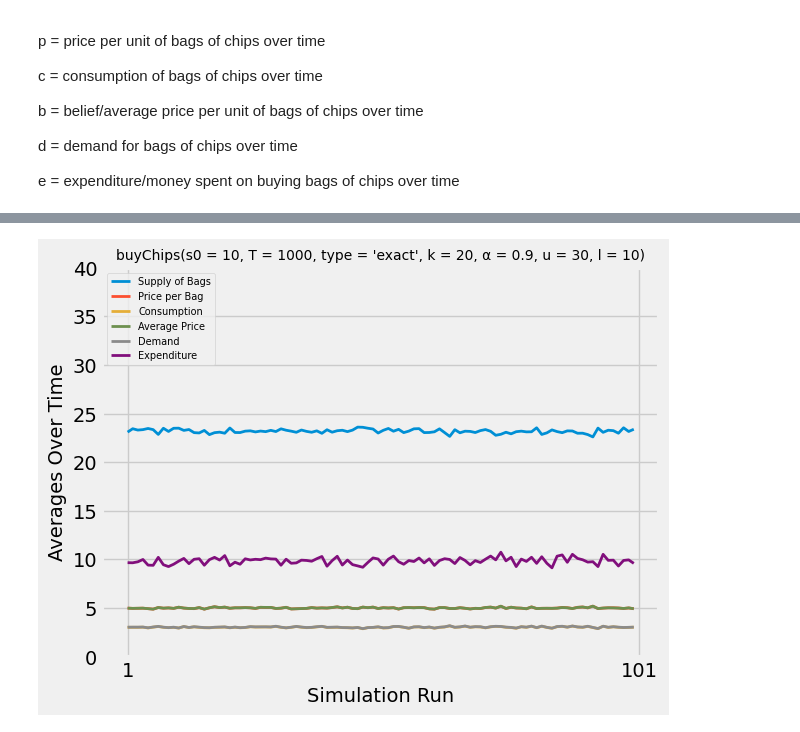
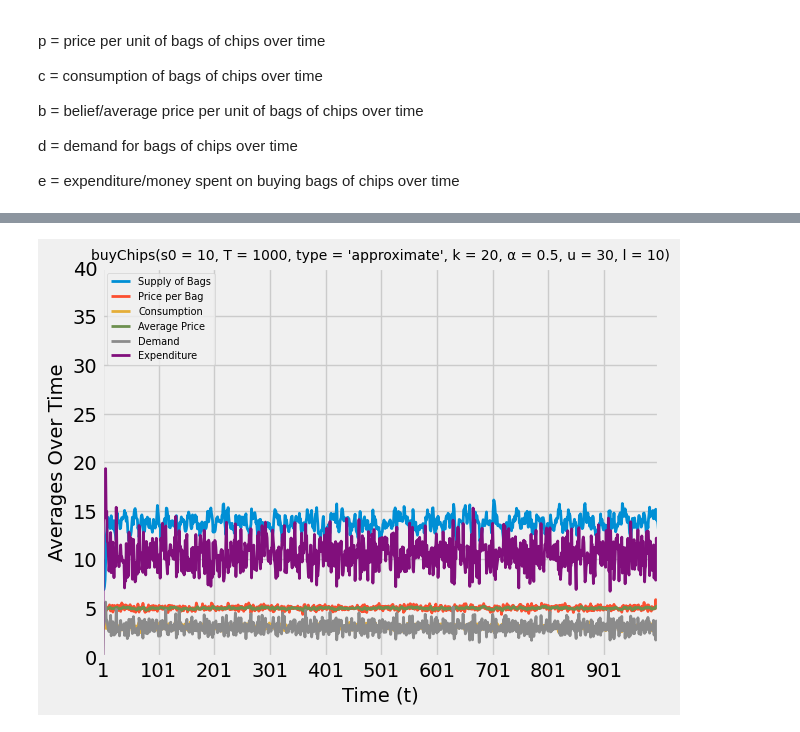
Before and after one commit to al-gabe31/CMSC471-HW1, a Jupyter notebook: LQ90575_Homework1.ipynb, the cells around one changed output, grey strips where cells are left out. Drawn from its saved outputs; the diff is of its cells as text; code cells hidden in the pictures.

Commit message:
Final Draft 2
Turns out, we were supposed to plot the averages of all output variables at a specific time, t, for all 100 simulations.

```diff
--- a/LQ90575_Homework1.ipynb
+++ b/LQ90575_Homework1.ipynb
@@ -35,67 +307,75 @@ plt.style.use('fivethirtyeight')
 
 # CHANGED THESE VALUES TO SIMULATE DIFFERENT SCENARIOS
 T = 1000 # Number of intervals per simulation
 display_graph = True # Set to True if you want to see the graph (needs matplotlib)
-display_means = True # Set to True if you want to print the means of all output variables
 line_width = 2 # How thick each lines are
-belief_type = 'exact'
-alpha = 0.9
+belief_type = 'approximate'
+alpha = 0.5
 
 num_simulations = 100
 
-# The means of each output variable per simulation
-s_m = [0 for i in range(num_simulations)]
-p_m = [0 for i in range(num_simulations)]
-c_m = [0 for i in range(num_simulations)]
-b_m = [0 for i in range(num_simulations)]
-d_m = [0 for i in range(num_simulations)]
-e_m = [0 for i in range(num_simulations)]
+# The averages of all 100 simulations at a particular time point, t
+s_plot = [0 for i in range(T)]
+p_plot = [0 for i in range(T)]
+c_plot = [0 for i in range(T)]
+b_plot = [0 for i in range(T)]
+d_plot = [0 for i in range(T)]
+e_plot = [0 for i in range(T)]
 
-for i in range(num_simulations):
+
+
+# Computation section of the program
+for simulation_num in range(num_simulations):
+    # Generates output variables for a given simulation
     s, p, c, b, d, e = functions.buyChips(10, T, belief_type, 5, alpha, 30, 10)
-    s_m[i] = statistics.mean(s)
-    p_m[i] = round(statistics.mean(p), 2)
-    c_m[i] = statistics.mean(c)
-    b_m[i] = round(statistics.mean(b), 2)
-    d_m[i] = statistics.mean(d)
-    e_m[i] = round(statistics.mean(e), 2)
 
+    # We then need to record all data of each output variable
+    for time in range(T):
+        s_plot[time] += s[time]
+        p_plot[time] += p[time]
+        c_plot[time] += c[time]
+        b_plot[time] += b[time]
+        d_plot[time] += d[time]
+        e_plot[time] += e[time]
+
+# We then need to convert all data into their respective average
+for i in range(T):
+    s_plot[i] /= num_simulations
+    p_plot[i] /= num_simulations
+    c_plot[i] /= num_simulations
+    b_plot[i] /= num_simulations
+    d_plot[i] /= num_simulations
+    e_plot[i] /= num_simulations
+
+
+
+# Plotting section of the program
 if display_graph == True:
-    x = np.arange(1, num_simulations + 1) # Needed for the x-axis
+    x = np.arange(1, T + 1) # Needed for the x-axis
 
     # Run code below to actually plot the data
     plt.title("buyChips(s0 = 10, T = 1000, type = '%s', k = 20, α = %s, u = 30, l = 10)" % (belief_type, alpha), fontsize = 10)
 
-    plt.xlabel('Simulation Run')
+    plt.xlabel('Time (t)')
     plt.ylabel('Averages Over Time')
 
     plt.xticks(np.arange(1, T + 1, step = T / 10))
     plt.yticks(np.arange(0, 41, step = 5))
     plt.ylim(bottom = 0)
+    plt.xlim(right = T)
 
-    plt.plot(x, s_m, linewidth = line_width) # Supply
-    plt.plot(x, p_m, linewidth = line_width) # Price
-    plt.plot(x, c_m, linewidth = line_width) # Consumption
-    plt.plot(x, b_m, linewidth = line_width) # Average Price
-    plt.plot(x, d_m, linewidth = line_width) # Demand
-    plt.plot(x, e_m, linewidth = line_width) # Expenditure
+    plt.plot(x, s_plot, linewidth = line_width) # Supply
+    plt.plot(x, p_plot, linewidth = line_width) # Price
+    plt.plot(x, c_plot, linewidth = line_width) # Consumption
+    plt.plot(x, b_plot, linewidth = line_width) # Average Price
+    plt.plot(x, d_plot, linewidth = line_width) # Demand
+    plt.plot(x, e_plot, linewidth = line_width) # Expenditure
 
     plt.rc('legend', fontsize = 7)
     plt.legend(['Supply of Bags', 'Price per Bag', 'Consumption', 'Average Price', 'Demand', 'Expenditure'], loc = 'upper left')
 
     plt.show()
 
-
-
-if display_means == True:
-    # Run code below to print average value of each list
-    print("Supply of Bags mean = %s bags" % (round(statistics.mean(s_m), 2)))
-    print("Price per Bag mean = $%s" % (round(statistics.mean(p_m), 2)))
-    print("Consumption of Bags mean = %s bags" % (round(statistics.mean(c_m), 2)))
-    print("Average Price per Bag mean = $%s" % (round(statistics.mean(b_m), 2)))
-    print("Demand for Bags mean = %s bags" % (round(statistics.mean(d_m), 2)))
-    print("Expenditure mean = $%s" % (round(statistics.mean(e_m), 2)))
-
 print("\n\nEXITED WITHOUT ERROR\n\n")
 # %% [output]
-[figure, old version]
+[figure, new version]
```
Also changed, not shown: parts of 16 cells of this notebook.
